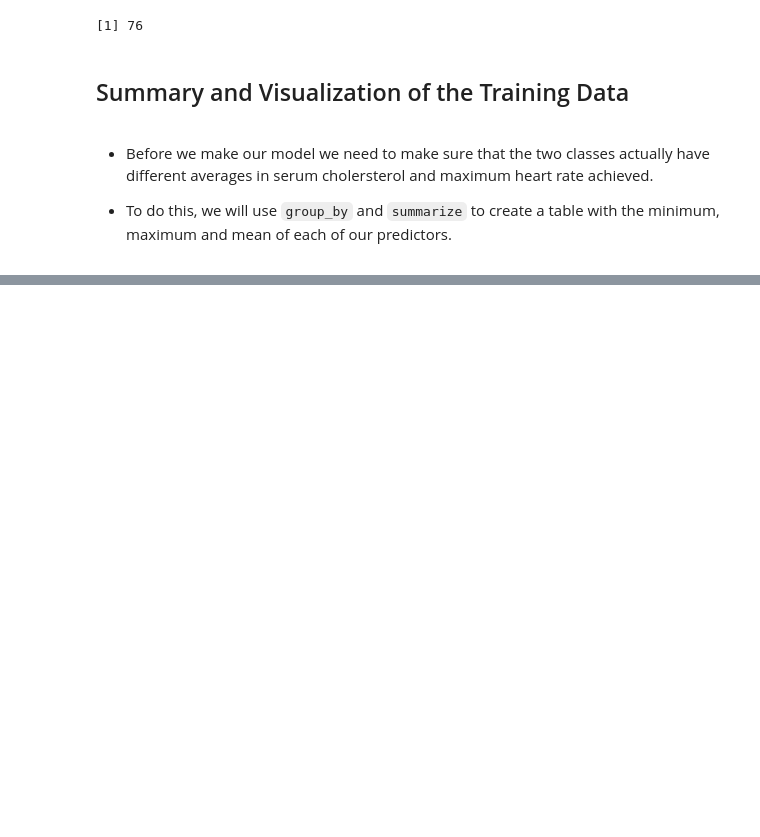
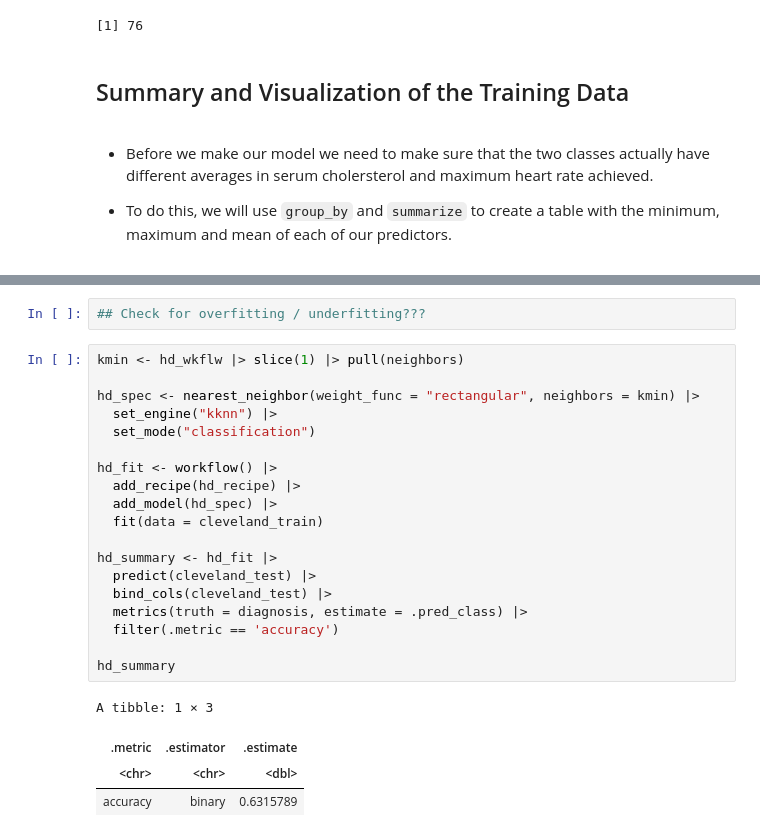
Before and after one commit to Git-Aarya/Heart-Disease-Predictor, a Jupyter notebook: muzammil_project.ipynb, the cells around one changed output, grey strips where cells are left out. Cells and saved outputs as stored; diff of their text form; blank space fills up the shorter version.

```diff
--- a/muzammil_project.ipynb
+++ b/muzammil_project.ipynb
@@ -271,0 +282,26 @@ A tibble: 6 × 2
+# %%
+## Check for overfitting / underfitting???
+# %%
+kmin <- hd_wkflw |> slice(1) |> pull(neighbors)
+
+hd_spec <- nearest_neighbor(weight_func = "rectangular", neighbors = kmin) |>
+  set_engine("kknn") |>
+  set_mode("classification")
+
+hd_fit <- workflow() |>
+  add_recipe(hd_recipe) |>
+  add_model(hd_spec) |>
+  fit(data = cleveland_train)
+
+hd_summary <- hd_fit |>
+  predict(cleveland_test) |>
+  bind_cols(cleveland_test) |>
+  metrics(truth = diagnosis, estimate = .pred_class) |>
+  filter(.metric == 'accuracy')
+
+hd_summary
+# %% [output]
+A tibble: 1 × 3
+| .metric | .estimator | .estimate |
+| <chr> | <chr> | <dbl> |
+| accuracy | binary | 0.6315789 |
```
Also changed, not shown: parts of 5 cells of this notebook.
